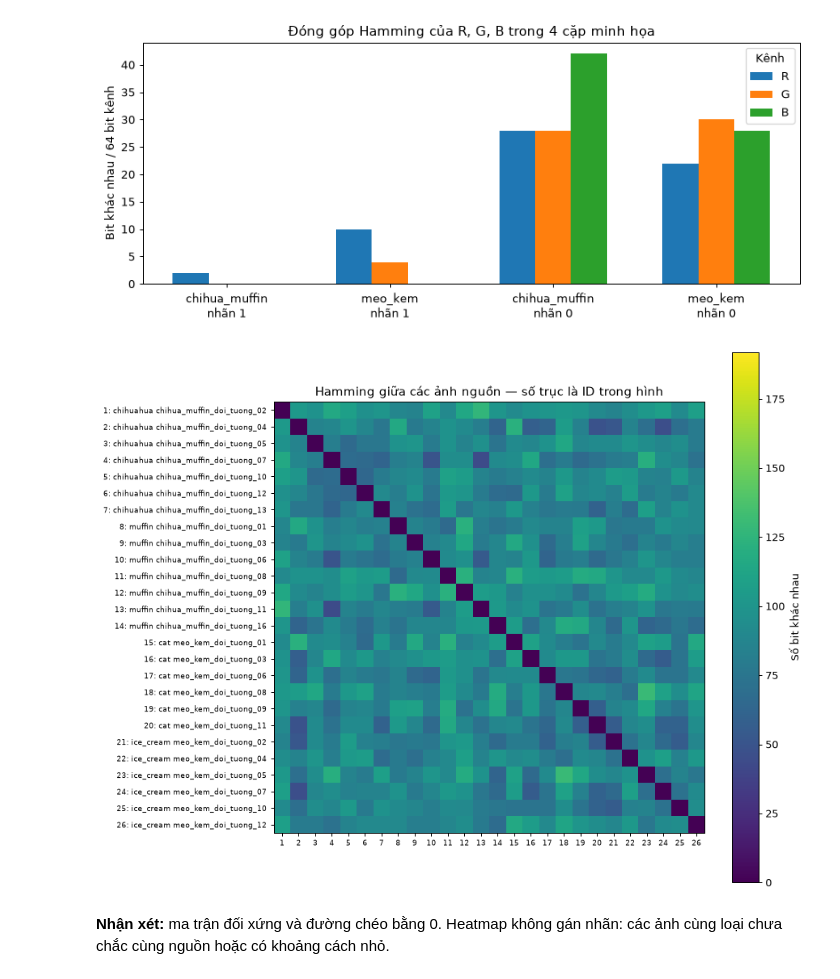
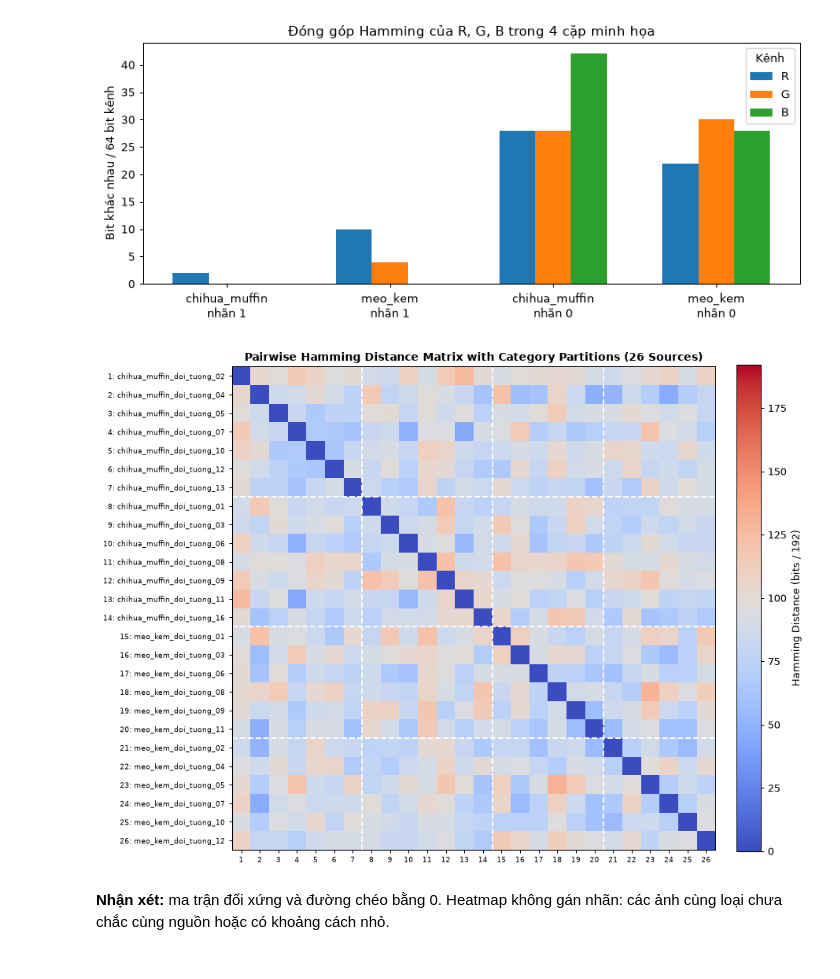
Before and after one commit to bush-le/uth-cv-labs, a Jupyter notebook: notebooks/labs/lab_04.ipynb, the cells around one changed output. Cells and saved outputs as stored; diff of their text form; code cells hidden in the pictures.

```diff
--- a/notebooks/labs/lab_04.ipynb
+++ b/notebooks/labs/lab_04.ipynb
@@ -185,9 +220,12 @@ visual.plot_channel_hamming(sample_pairs, hashes, params["bits"])
 # %%
 source_ids = [s["source_id"] for s in sources]
 distance_matrix = wh.calculate_pairwise_hamming_matrix([hashes[i] for i in source_ids])
-visual.plot_hamming_matrix(distance_matrix, sources, params["bits"])
+visual.plot_annotated_distance_matrix(
+    distance_matrix, sources, bits=len(demo_hash)
+)
+plt.show()
 # %% [output]
-[figure, old version]
+[figure, new version]
 # %% [markdown]
 **Nhận xét:** ma trận đối xứng và đường chéo bằng 0. Heatmap không gán nhãn: các ảnh cùng loại chưa chắc cùng nguồn hoặc có khoảng cách nhỏ.
 # %% [markdown]
```
Also changed, not shown: parts of 7 cells of this notebook, 18 other files.
